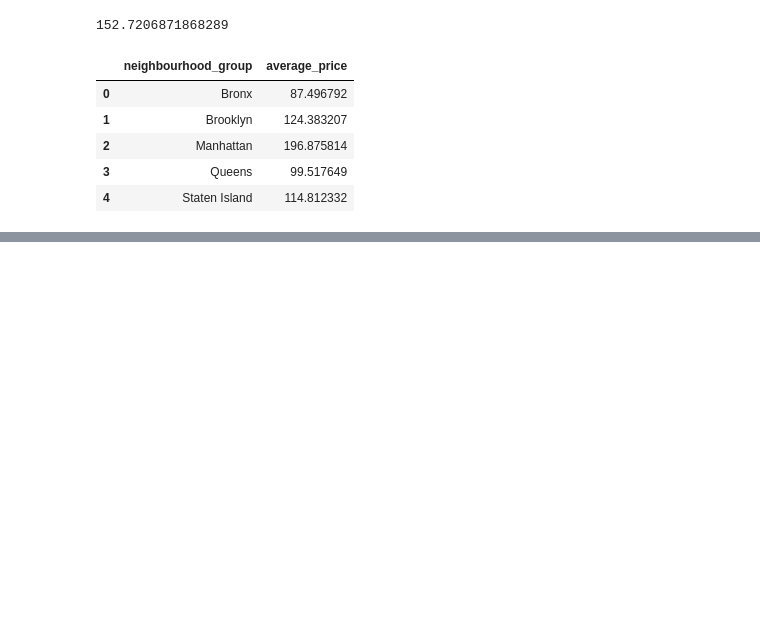
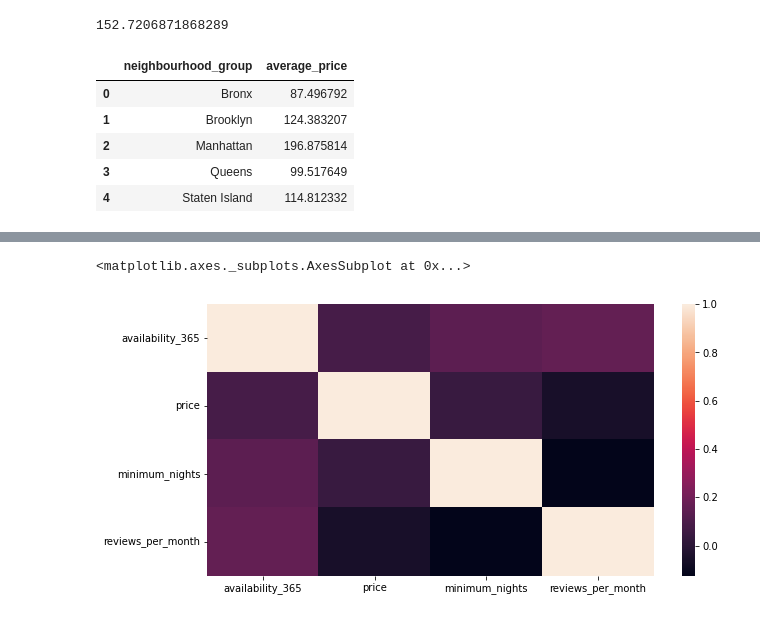
Before and after one commit to mgbhat97/Airbnb-Booking-EDA, a Jupyter notebook: Airbnb_Bookings_Analysis_Capstone_Project.ipynb, the cells around one changed output, grey strips where cells are left out. Drawn from its saved outputs; the diff is of its cells as text; code cells hidden in the pictures; blank space fills up the shorter version.

```diff
--- a/Airbnb_Bookings_Analysis_Capstone_Project.ipynb
+++ b/Airbnb_Bookings_Analysis_Capstone_Project.ipynb
@@ -161,0 +207,5 @@ avg_price_ngb_df.rename(columns={'price':'average_price'})
+# %%
+# Corelation between various parameters
+required_df = df[['availability_365','price','minimum_nights','reviews_per_month']]
+# %%
+corelate_df = required_df.corr()
@@ -161,0 +220,6 @@ avg_price_ngb_df.rename(columns={'price':'average_price'})
+# %%
+plt.figure(figsize=(10,5))
+sns.heatmap(corelate_df)
+# %% [output]
+<matplotlib.axes._subplots.AxesSubplot at 0x...>
+[figure, added]
```
Also changed, not shown: parts of 8 cells of this notebook.
